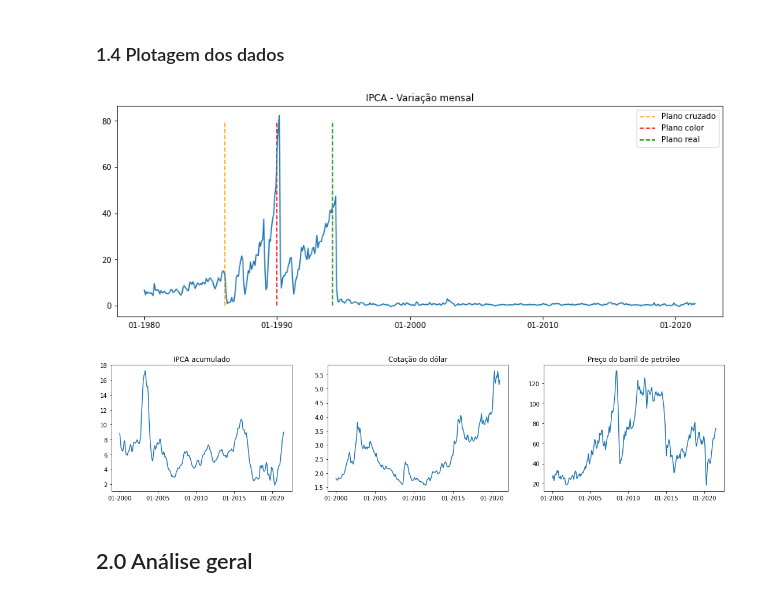
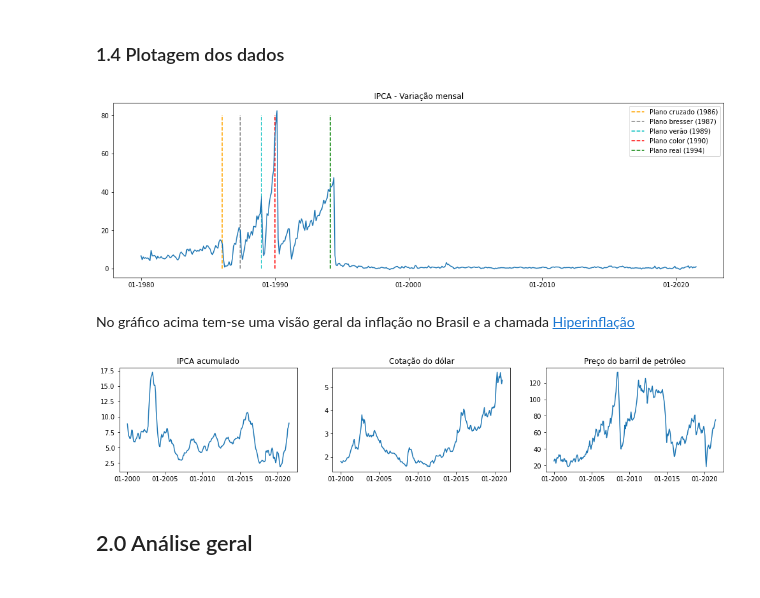
Before and after one commit to JairoSSantos/BR-infla-analise, a Jupyter notebook: analise.ipynb, the cells around one changed output. Saved outputs shown, nothing was run; the diff lists cells and outputs as text; code cells hidden in the pictures.

```diff
--- a/analise.ipynb
+++ b/analise.ipynb
@@ -143,24 +195,28 @@ def month_range(month_i=None, month_f=None, step=1):
     if not month_i: month_f = month[-1]; month_i = month[0]
     elif not month_f: month_f = month_i; month_f = month[-1]
     x, xt = [], []
-    for t in range(month.index(month_i), month.index(month_f)+1, step):
+    for t in nrange(month.index(month_i), month.index(month_f), step):
         x.append(t)
         xt.append(month[t])
     return x, xt
 # %%
-plt.figure(figsize=(14, 5))
+plt.figure(figsize=(17, 5))
 plt.title('IPCA - Variação mensal')
-plt.vlines(month.index('02-1986'), 0, 80, color='orange', linestyles='dashed', label='Plano cruzado')
-plt.vlines(month.index('01-1990'), 0, 80, color='r', linestyles='dashed', label='Plano color')
-plt.vlines(month.index('03-1994'), 0, 80, color='g', linestyles='dashed', label='Plano real')
+plt.vlines(month.index('02-1986'), 0, 80, color='orange', linestyles='dashed', label='Plano cruzado (1986)')
+plt.vlines(month.index('06-1987'), 0, 80, color='gray', linestyles='dashed', label='Plano bresser (1987)')
+plt.vlines(month.index('01-1989'), 0, 80, color='c', linestyles='dashed', label='Plano verão (1989)')
+plt.vlines(month.index('01-1990'), 0, 80, color='r', linestyles='dashed', label='Plano color (1990)')
+plt.vlines(month.index('03-1994'), 0, 80, color='g', linestyles='dashed', label='Plano real (1994)')
 plt.plot(ipca_mensal)
 plt.xticks(*month_range(step=120))
 plt.legend()
 plt.show()
 # %% [output]
-[figure, old version]
+[figure, new version]
+# %% [markdown]
+No gráfico acima tem-se uma visão geral da inflação no Brasil e a chamada [Hiperinflação](https://pt.wikipedia.org/wiki/Hiperinfla%C3%A7%C3%A3o_no_Brasil)
 # %%
-fis, axs = plt.subplots(1, 3, figsize=(19, 4))
+fis, axs = plt.subplots(1, 3, figsize=(17, 3))
 x, xt = month_range('01-2000', step=12*5)
 
 axs[0].plot(range(x[0], len(month)), ipca_acum[x[0]:])
@@ -180,7 +236,7 @@ axs[2].set_xticklabels(xt, minor=False)
 
 plt.show()
 # %% [output]
-[figure, old version]
+[figure, new version]
 # %% [markdown]
 ## 2.0 Análise geral
 # %% [markdown]
```
Also changed, not shown: parts of 22 cells of this notebook.
